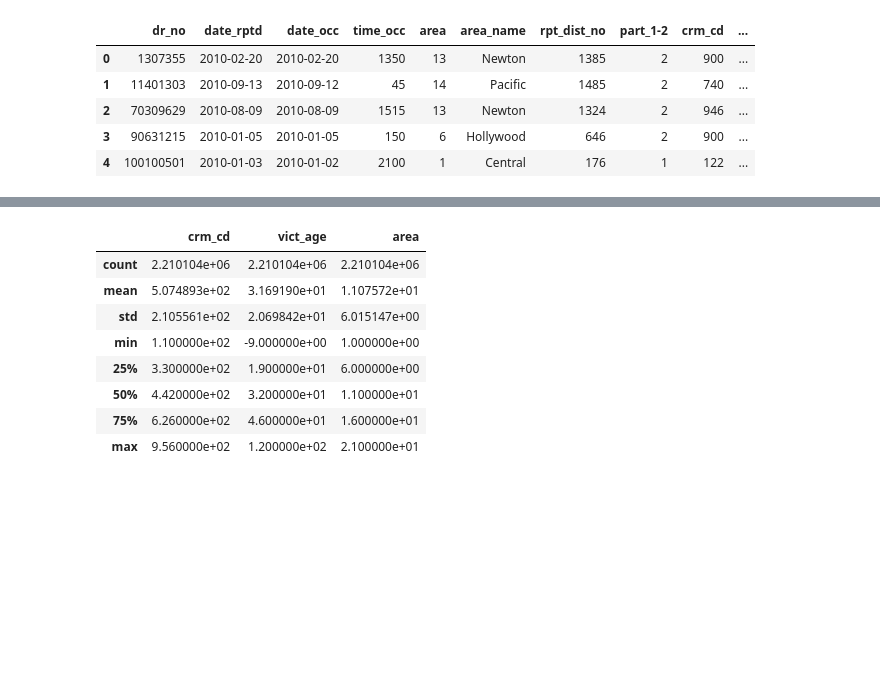
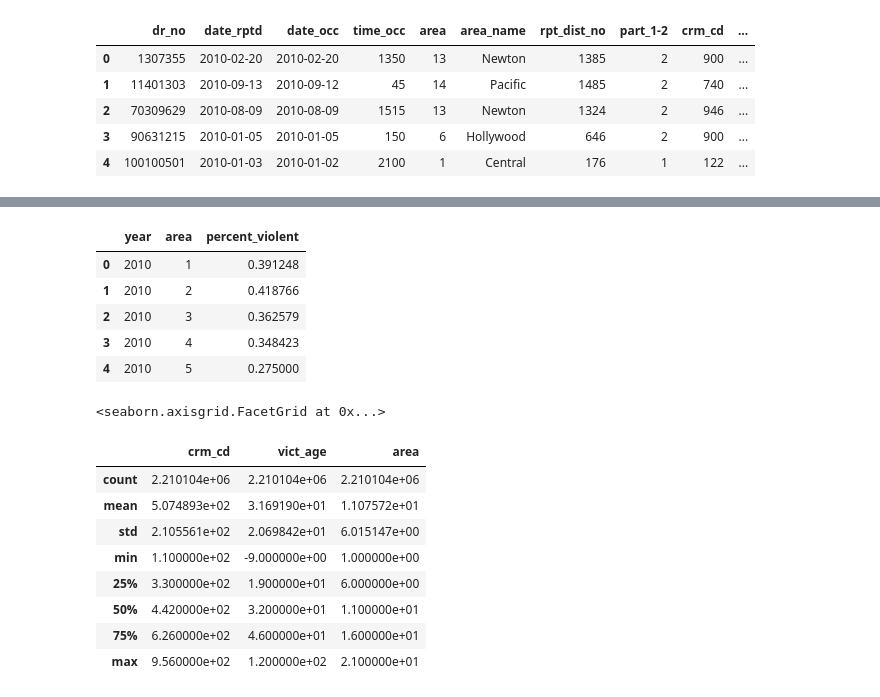
Before and after one commit to veeps/LA_innovation_team, a Jupyter notebook: code/003_explore_trends.ipynb, the cells around one changed output, grey strips where cells are left out. Saved outputs shown, nothing was run; the diff lists cells and outputs as text; code cells hidden in the pictures; blank space fills up the shorter version.

```diff
--- a/code/003_explore_trends.ipynb
+++ b/code/003_explore_trends.ipynb
@@ -197,3 +233,26 @@ df.head()
+# %%
+test.head()
+# %% [output]
+|  | year | area | percent_violent |
+| 0 | 2010 | 1 | 0.391248 |
+| 1 | 2010 | 2 | 0.418766 |
+| 2 | 2010 | 3 | 0.362579 |
+| 3 | 2010 | 4 | 0.348423 |
+| 4 | 2010 | 5 | 0.275000 |
+# %%
+g = sns.FacetGrid(violent_crimes[(violent_crimes["year"]== 2010) | (violent_crimes["year"]== 2020)], col="area", col_wrap=5, height=3, sharex=False)
+g = (g.map(plt.plot, "year", "percent_violent", marker="."))
+#g.set_xlabels([2010,2020], fontsize=10)
+g.set_ylabels("% violent crimes", fontsize=10)
+g.set_yticklabels(labels=[.25,.5], size=10)
+g.set_xticklabels(size=10)
+
+
+
+#for ax in g.axes:
+   # plt.setp(ax.get_xticklabels(), visible = True)
+# %% [output]
+<seaborn.axisgrid.FacetGrid at 0x...>
 # %%
 df[["crm_cd", "vict_age", "area"]].describe()
 # %% [output]
```
Also changed, not shown: parts of 10 cells of this notebook, 1 other file.
